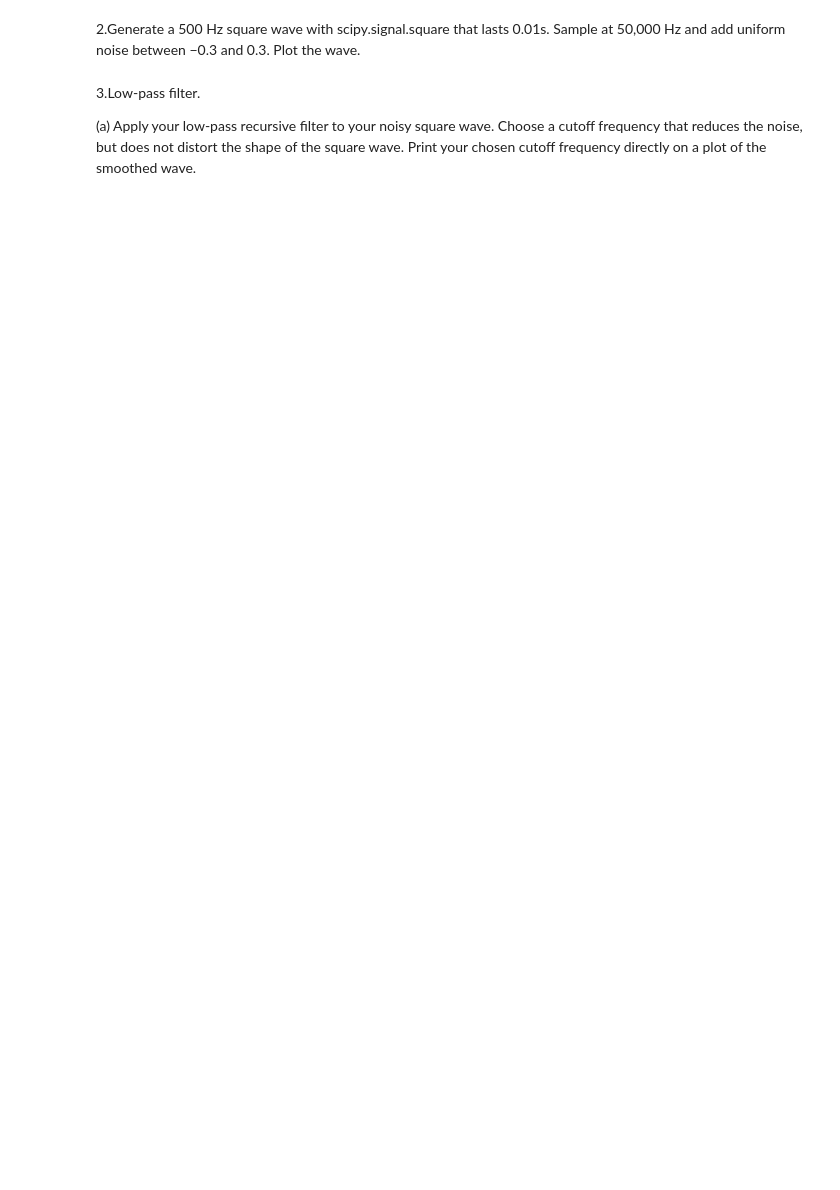
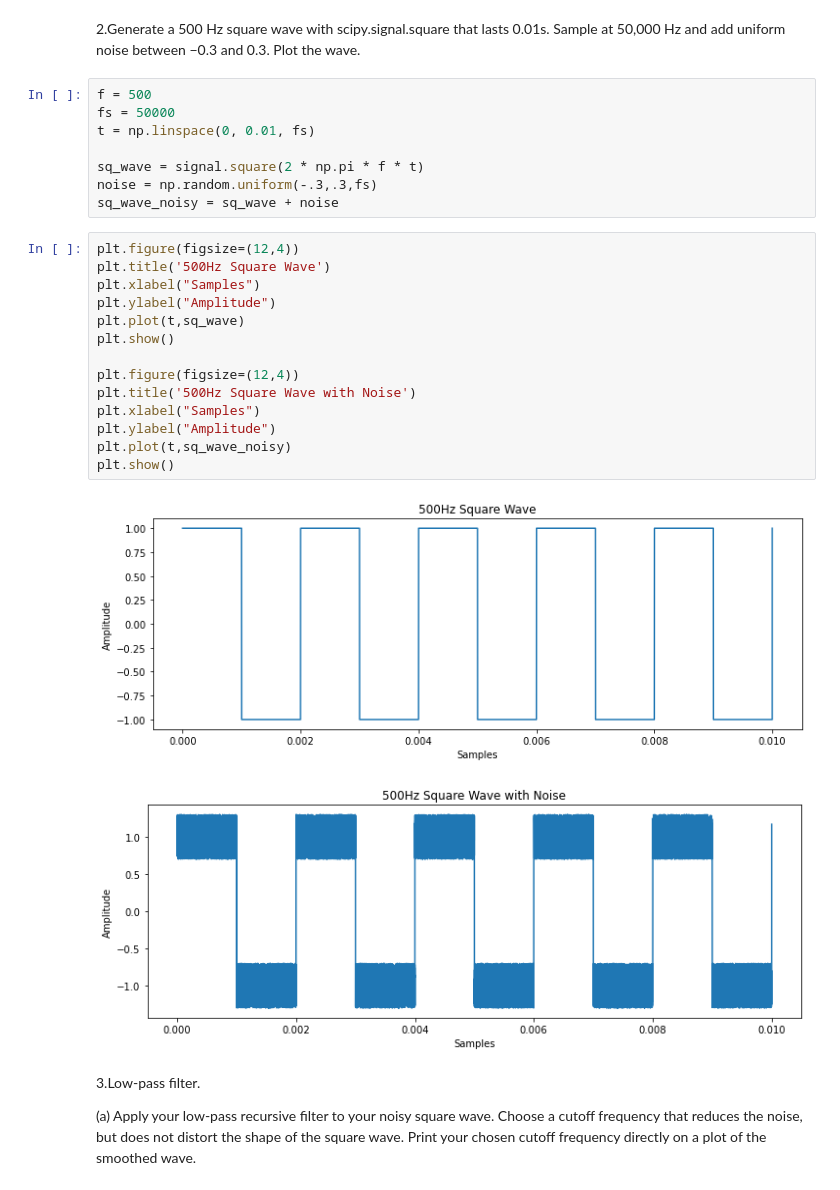
Before and after one commit to dcollie/P3700-SignalProcessing, a Jupyter notebook: P3700_Lab3_Part2_Collie.ipynb, the cells around one changed output. Saved outputs shown, nothing was run; the diff lists cells and outputs as text; blank space fills up the shorter version.

```diff
--- a/P3700_Lab3_Part2_Collie.ipynb
+++ b/P3700_Lab3_Part2_Collie.ipynb
@@ -39,6 +49,31 @@ $$b_{2} = -R^{2}$$
 # %% [markdown]
 
 2.Generate a 500 Hz square wave with scipy.signal.square that lasts 0.01s. Sample at 50,000 Hz and add uniform noise between −0.3 and 0.3. Plot the wave.
+# %%
+f = 500
+fs = 50000
+t = np.linspace(0, 0.01, fs)
+
+sq_wave = signal.square(2 * np.pi * f * t)
+noise = np.random.uniform(-.3,.3,fs)
+sq_wave_noisy = sq_wave + noise
+# %%
+plt.figure(figsize=(12,4))
+plt.title('500Hz Square Wave')
+plt.xlabel("Samples")
+plt.ylabel("Amplitude")
+plt.plot(t,sq_wave)
+plt.show()
+
+plt.figure(figsize=(12,4))
+plt.title('500Hz Square Wave with Noise')
+plt.xlabel("Samples")
+plt.ylabel("Amplitude")
+plt.plot(t,sq_wave_noisy)
+plt.show()
+# %% [output]
+[figure, added]
+[figure, added]
 # %% [markdown]
 3.Low-pass filter.
 
```
Also changed, not shown: parts of 16 cells of this notebook, 1 other file.
